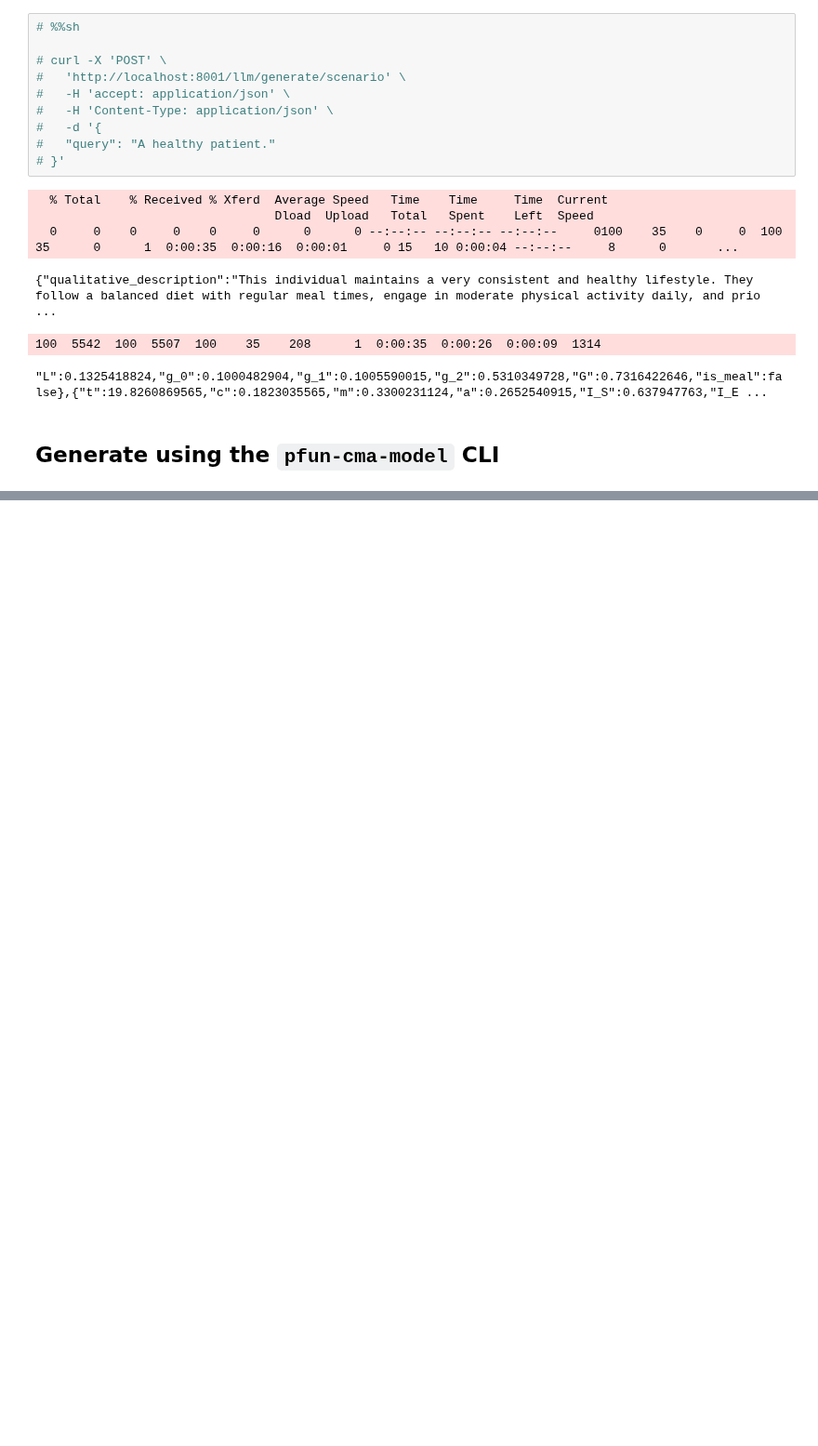
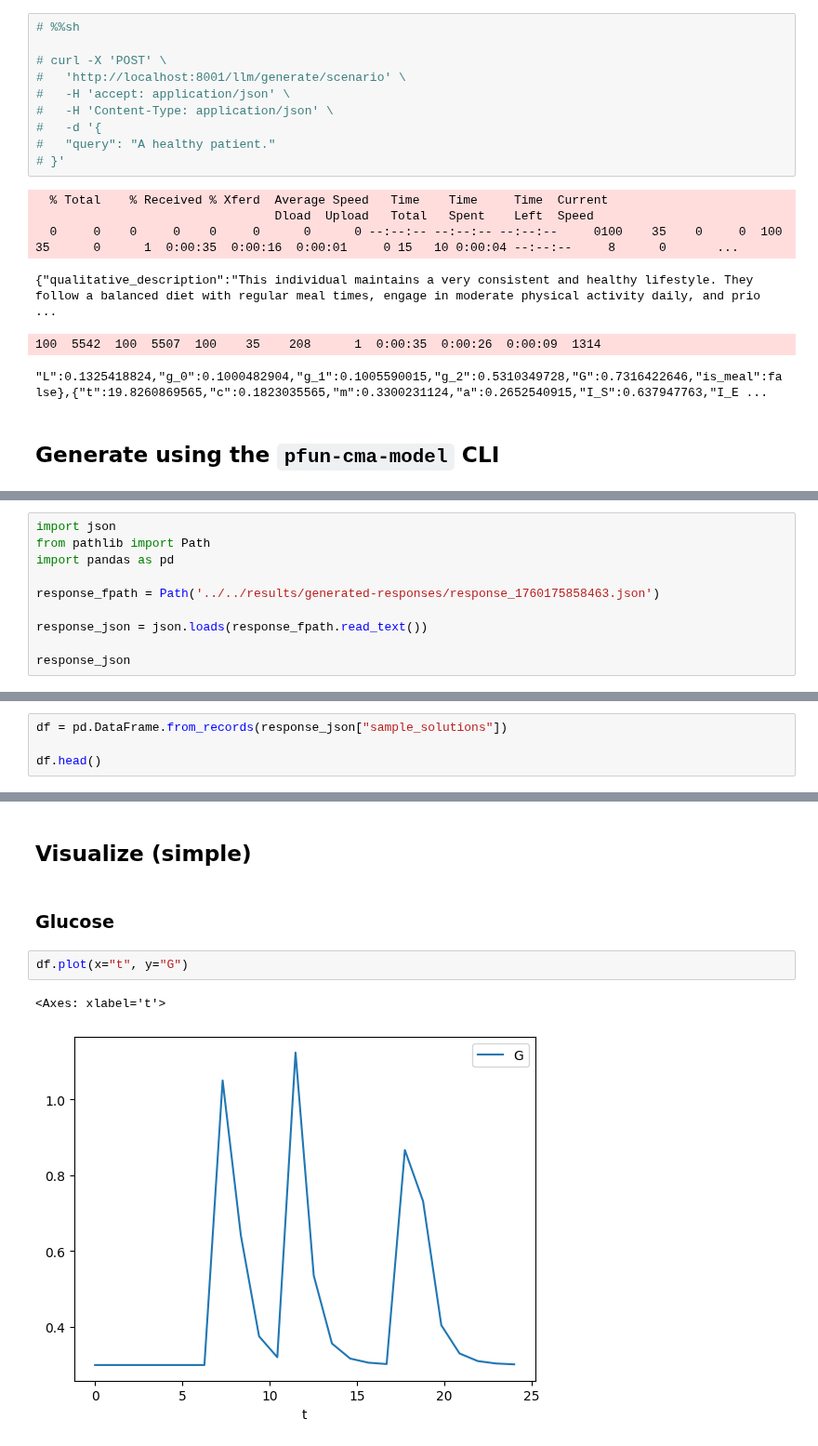
Before and after one commit to pfun-health/pfun-cma-model, a Jupyter notebook: examples/notebooks/visualize-generated-scenarios.ipynb, the cells around one changed output, grey strips where cells are left out. Shown at 93% size. Drawn from its saved outputs; the diff is of its cells as text; blank space fills up the shorter version.

Commit message:
visualize response (generated from llm)

```diff
--- a/examples/notebooks/visualize-generated-scenarios.ipynb
+++ b/examples/notebooks/visualize-generated-scenarios.ipynb
@@ -27,0 +30,10 @@
+# %%
+import json
+from pathlib import Path
+import pandas as pd
+
+response_fpath = Path('../../results/generated-responses/response_1760175858463.json')
+
+response_json = json.loads(response_fpath.read_text())
+
+response_json
@@ -27,0 +64,4 @@
+# %%
+df = pd.DataFrame.from_records(response_json["sample_solutions"])
+
+df.head()
@@ -27,0 +75,9 @@
+# %% [markdown]
+## Visualize (simple)
+# %% [markdown]
+### Glucose
+# %%
+df.plot(x="t", y="G")
+# %% [output]
+<Axes: xlabel='t'>
+[figure, added]
```
Also changed, not shown: parts of 7 cells of this notebook.
